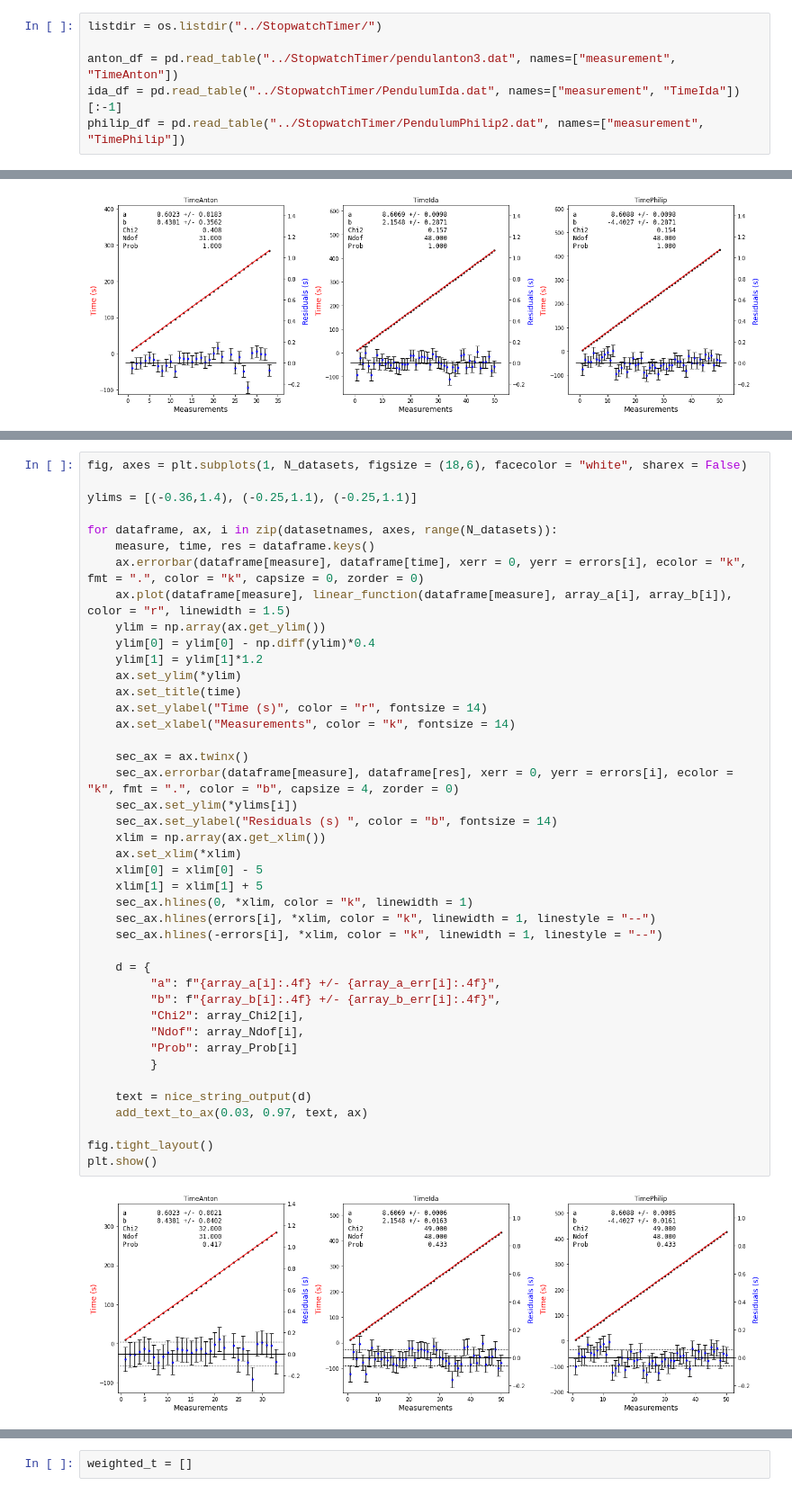
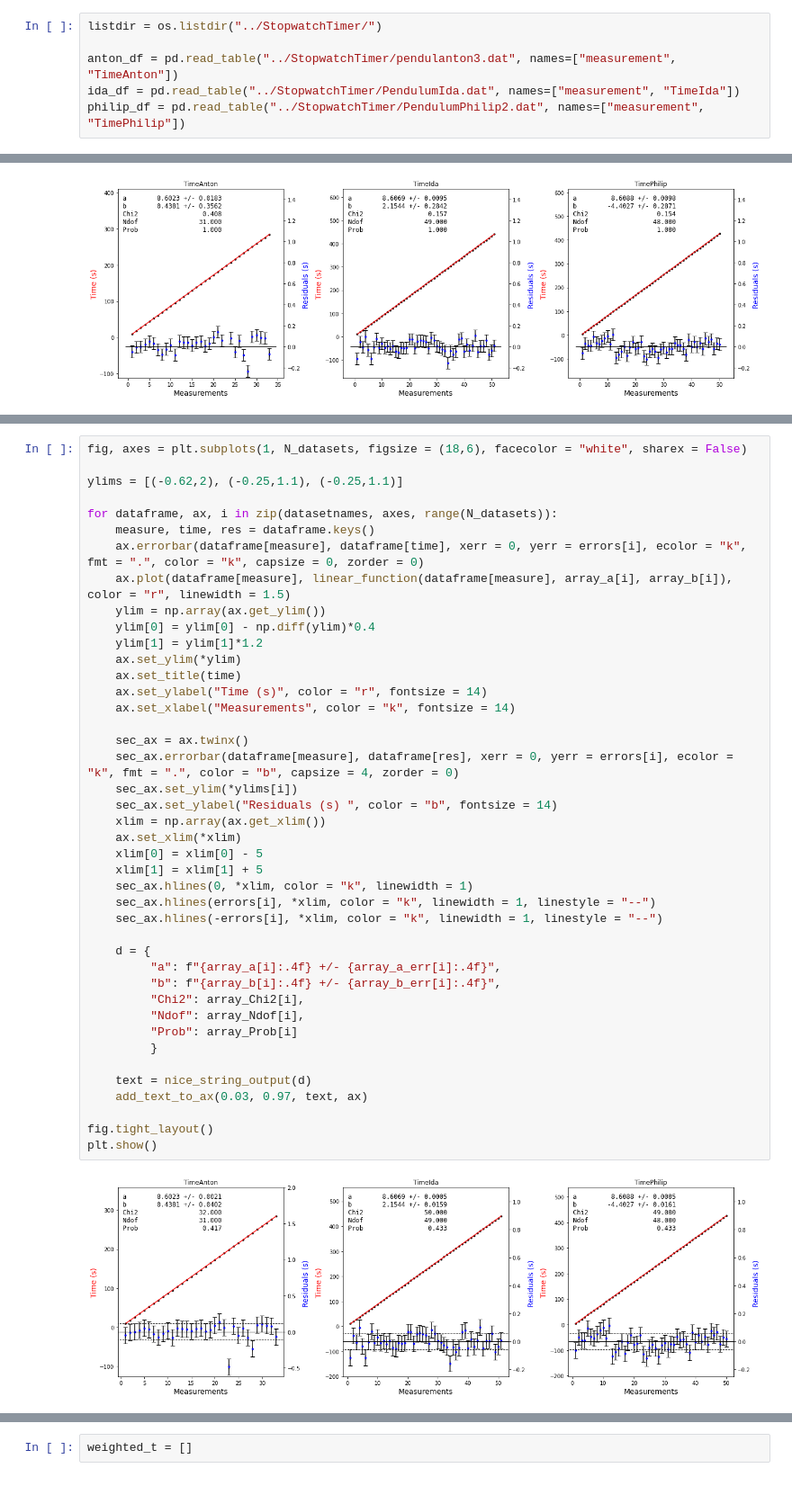
Before and after one commit to PhilKofoed/AppStat2022, a Jupyter notebook: Project/Pendulum/Pendulumplots.ipynb, the cells around one changed output, grey strips where cells are left out. Shown: that part at 90% size. Cells and saved outputs as stored; diff of their text form.

Commit message:
pendulum 07/12

```diff
--- a/Project/Pendulum/Pendulumplots.ipynb
+++ b/Project/Pendulum/Pendulumplots.ipynb
@@ -16,7 +16,7 @@ from ExternalFunctions import nice_string_output, add_text_to_ax, add_header_to_
 listdir = os.listdir("../StopwatchTimer/")
 
 anton_df = pd.read_table("../StopwatchTimer/pendulanton3.dat", names=["measurement", "TimeAnton"])
-ida_df = pd.read_table("../StopwatchTimer/PendulumIda.dat", names=["measurement", "TimeIda"])[:-1]
+ida_df = pd.read_table("../StopwatchTimer/PendulumIda.dat", names=["measurement", "TimeIda"])
 philip_df = pd.read_table("../StopwatchTimer/PendulumPhilip2.dat", names=["measurement", "TimePhilip"])
 # %%
 fig, axes = plt.subplots(1, 2, figsize = (14,6), facecolor = "white")
@@ -217,7 +234,7 @@ print(array_b, array_a, array_Chi2, array_Prob)
 # %%
 fig, axes = plt.subplots(1, N_datasets, figsize = (18,6), facecolor = "white", sharex = False)
 
-ylims = [(-0.36,1.4), (-0.25,1.1), (-0.25,1.1)]
+ylims = [(-0.62,2), (-0.25,1.1), (-0.25,1.1)]
 
 for dataframe, ax, i in zip(datasetnames, axes, range(N_datasets)):
     measure, time, res = dataframe.keys()
@@ -230,31 +247,31 @@ for dataframe, ax, i in zip(datasetnames, axes, range(N_datasets)):
     ax.set_title(time)
     ax.set_ylabel("Time (s)", color = "r", fontsize = 14)
     ax.set_xlabel("Measurements", color = "k", fontsize = 14)
 
     sec_ax = ax.twinx()
     sec_ax.errorbar(dataframe[measure], dataframe[res], xerr = 0, yerr = errors[i], ecolor = "k", fmt = ".", color = "b", capsize = 4, zorder = 0)
     sec_ax.set_ylim(*ylims[i])
     sec_ax.set_ylabel("Residuals (s) ", color = "b", fontsize = 14)
     xlim = np.array(ax.get_xlim())
     ax.set_xlim(*xlim)
     xlim[0] = xlim[0] - 5
     xlim[1] = xlim[1] + 5
     sec_ax.hlines(0, *xlim, color = "k", linewidth = 1)
     sec_ax.hlines(errors[i], *xlim, color = "k", linewidth = 1, linestyle = "--")
     sec_ax.hlines(-errors[i], *xlim, color = "k", linewidth = 1, linestyle = "--")
 
     d = {
          "a": f"{array_a[i]:.4f} +/- {array_a_err[i]:.4f}",
          "b": f"{array_b[i]:.4f} +/- {array_b_err[i]:.4f}",
          "Chi2": array_Chi2[i],
          "Ndof": array_Ndof[i],
          "Prob": array_Prob[i]
          }
 
     text = nice_string_output(d)
     add_text_to_ax(0.03, 0.97, text, ax)
 
 fig.tight_layout()
 plt.show()
 # %% [output]
-[figure, old version]
+[figure, new version]
```
Also changed, not shown: parts of 10 cells of this notebook, 1 other file.
